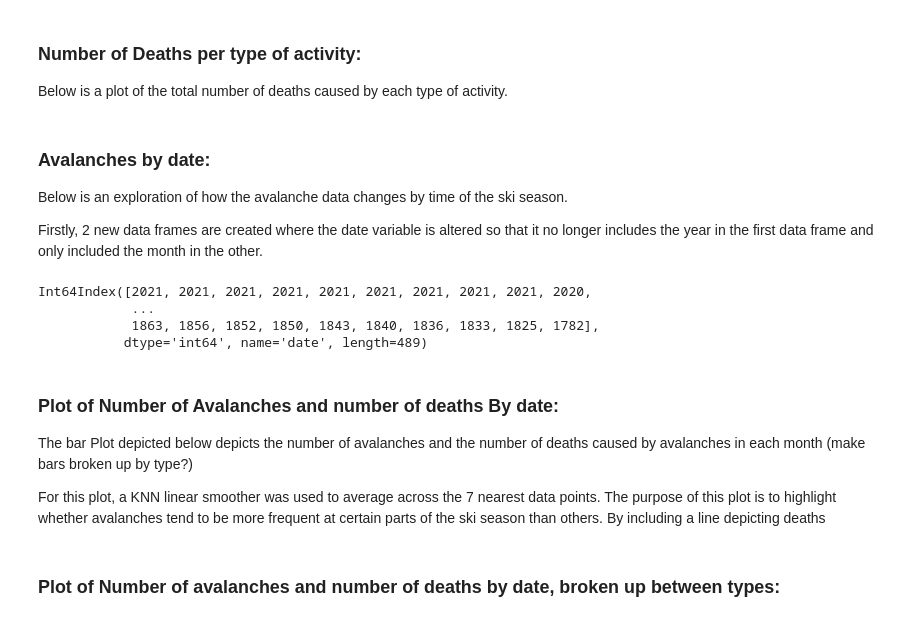
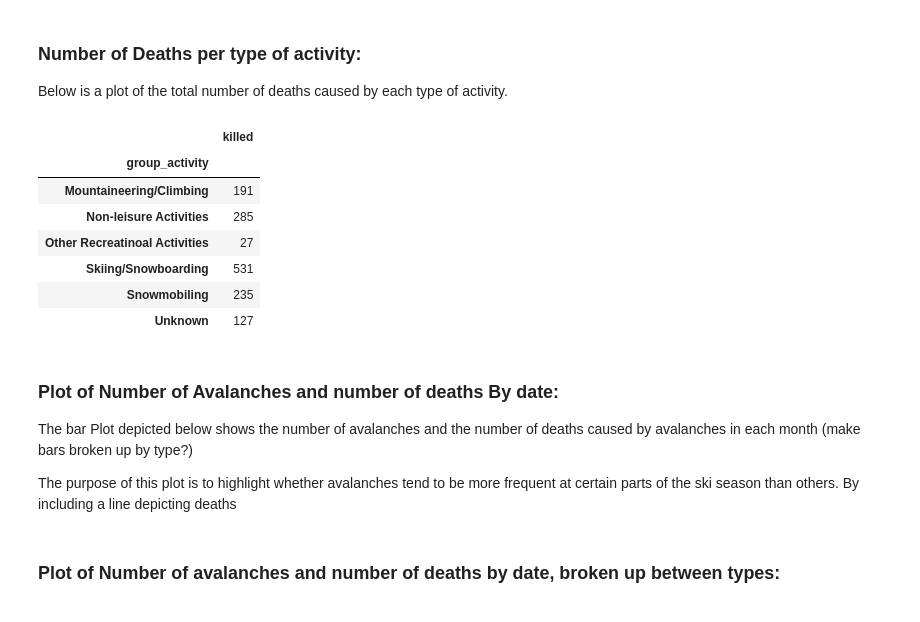
Before and after one commit to omertahi/avalanche_accidents, a Jupyter notebook: Project.ipynb, the cells around one changed output. Drawn from its saved outputs; the diff is of its cells as text; code cells hidden in the pictures.

Commit message:
Created accidents data

```diff
--- a/Project.ipynb
+++ b/Project.ipynb
@@ -394,26 +394,20 @@ accidents.head()
 ### Number of Deaths per type of activity:
 
 Below is a plot of the total number of deaths caused by each type of activity.
-# %% [markdown]
-### Avalanches by date:
-
-Below is an exploration of how the avalanche data changes by time of the ski season.
-
-Firstly, 2 new data frames are created where the date variable is altered so that it no longer includes the year in the first data frame and only included the month in the other.
-# %%
-## remove year:
-
- = pd.DatetimeIndex(ca_incidents['date']).year
-
-## keep only month:
-# %% [output]
-Int64Index([2021, 2021, 2021, 2021, 2021, 2021, 2021, 2021, 2021, 2020,
-            ...
-            1863, 1856, 1852, 1850, 1843, 1840, 1836, 1833, 1825, 1782],
-           dtype='int64', name='date', length=489)
+# %%
+accidents.groupby(['group_activity'])['killed'].sum().to_frame()
+# %% [output]
+|  | killed |
+| group_activity |  |
+| Mountaineering/Climbing | 191 |
+| Non-leisure Activities | 285 |
+| Other Recreatinoal Activities | 27 |
+| Skiing/Snowboarding | 531 |
+| Snowmobiling | 235 |
+| Unknown | 127 |
 # %% [markdown]
 ### Plot of Number of Avalanches and number of deaths By date:
 
-The bar Plot depicted below depicts the number of avalanches and the number of deaths caused by avalanches in each month (make bars broken up by type?)
+The bar Plot depicted below shows the number of avalanches and the number of deaths caused by avalanches in each month (make bars broken up by type?)
 
-For this plot, a KNN linear smoother was used to average across the 7 nearest data points. The purpose of this plot is to highlight whether avalanches tend to be more frequent at certain parts of the ski season than others. By including a line depicting deaths
+The purpose of this plot is to highlight whether avalanches tend to be more frequent at certain parts of the ski season than others. By including a line depicting deaths
```
Also changed, not shown: parts of 2 cells of this notebook.
